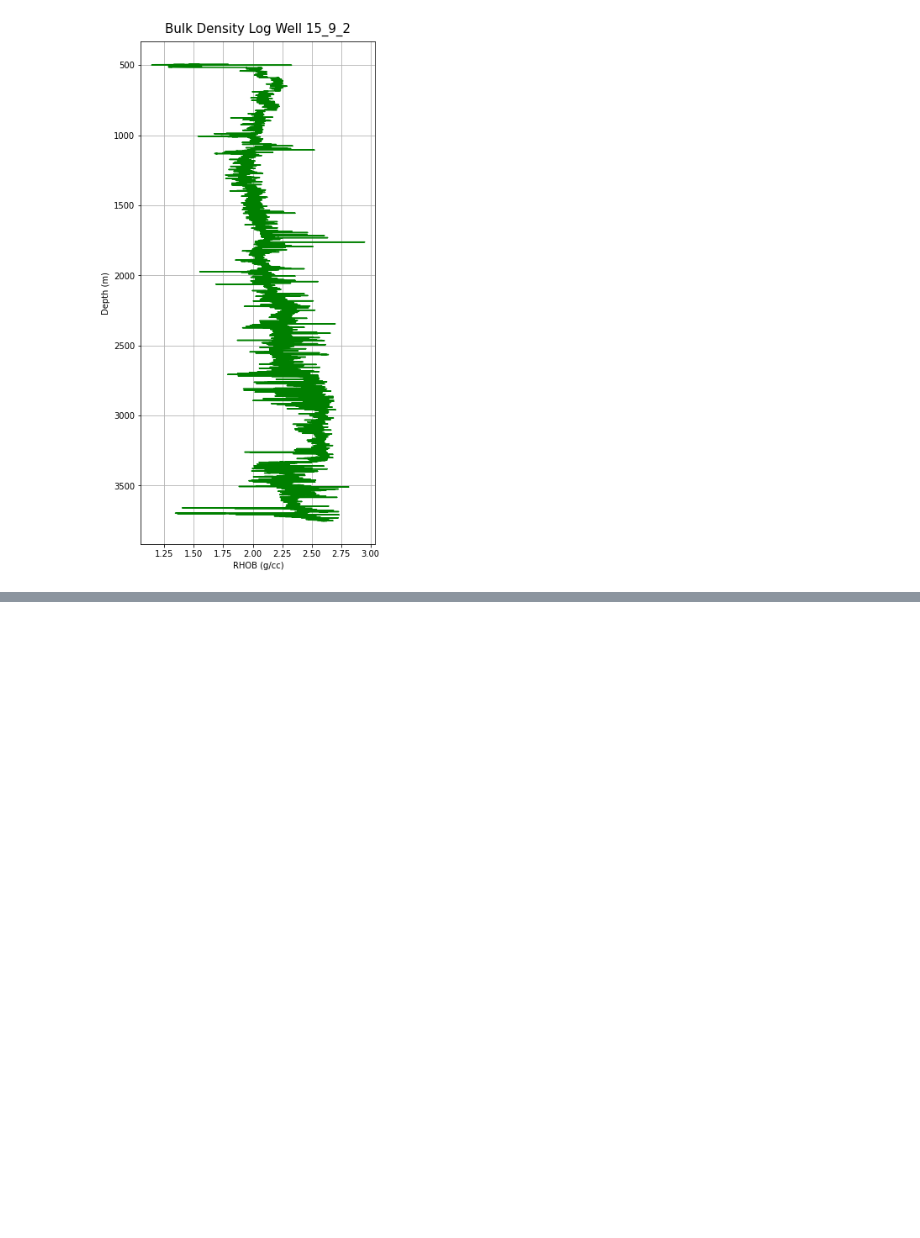
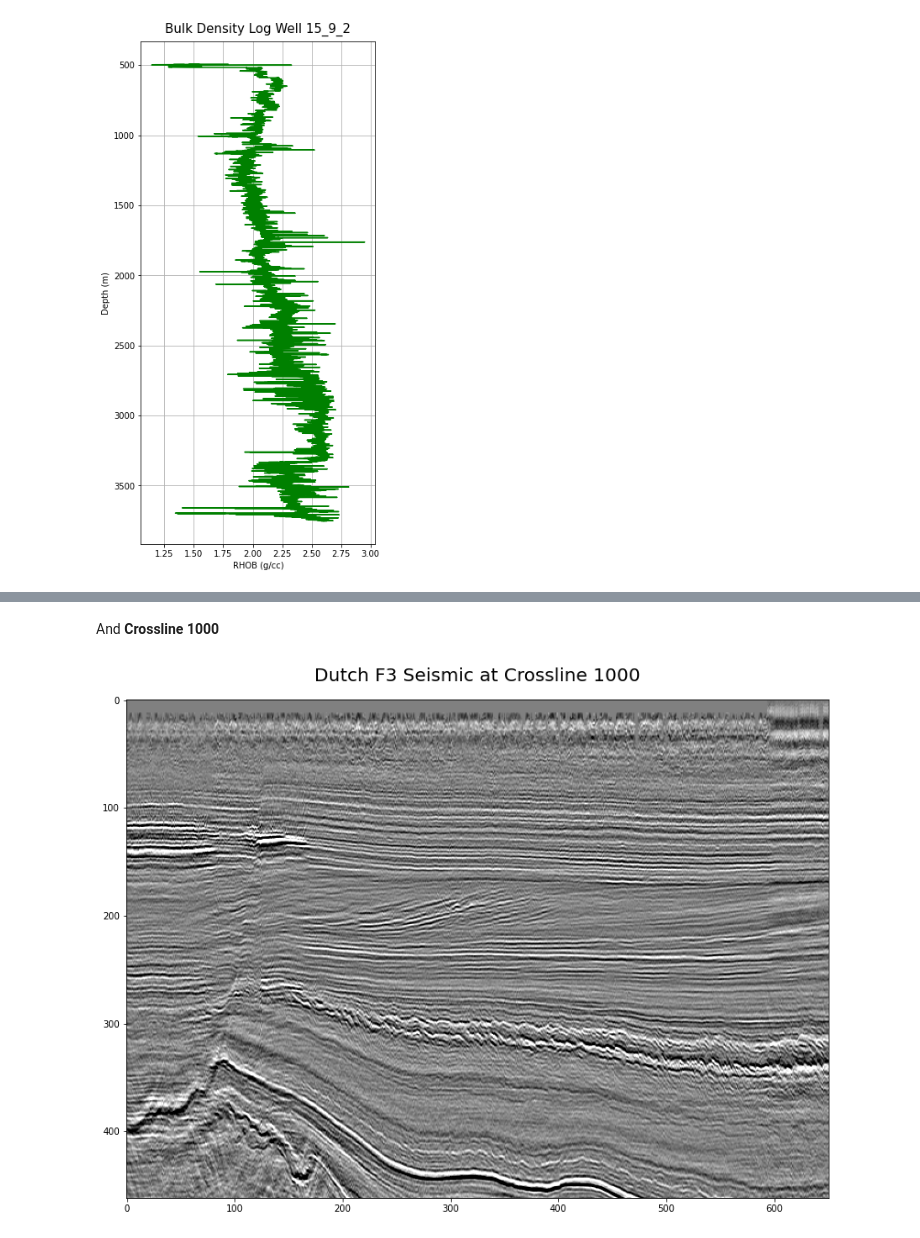
Before and after one commit to yohanesnuwara/open-geoscience-repository, a Jupyter notebook: how_to_access_public_geoscience_data.ipynb, the cells around one changed output, grey strips where cells are left out. Cells and saved outputs as stored; diff of their text form; code cells hidden in the pictures; blank space fills up the shorter version.

```diff
--- a/how_to_access_public_geoscience_data.ipynb
+++ b/how_to_access_public_geoscience_data.ipynb
@@ -346,0 +402,12 @@ plt.show()
+# %% [markdown]
+And **Crossline 1000**
+# %%
+with segyio.open(filename) as f:
+    xline_number = 1000
+    xline_slice = f.xline[xline_number]
+    plt.figure(figsize=(20, 10))
+    plt.title('Dutch F3 Seismic at Crossline {}'.format(xline_number), size=20, pad=20)
+    plt.imshow(xline_slice.T, cmap="gray", vmin=-vm, vmax=vm)
+    plt.show()
+# %% [output]
+[figure, added]
```
Also changed, not shown: parts of 14 cells of this notebook.
